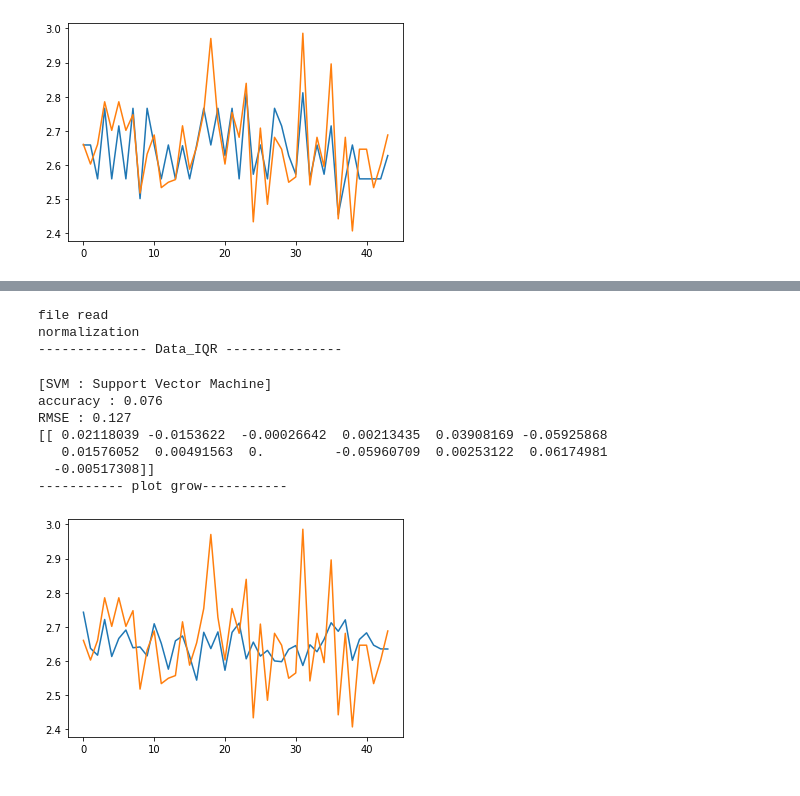
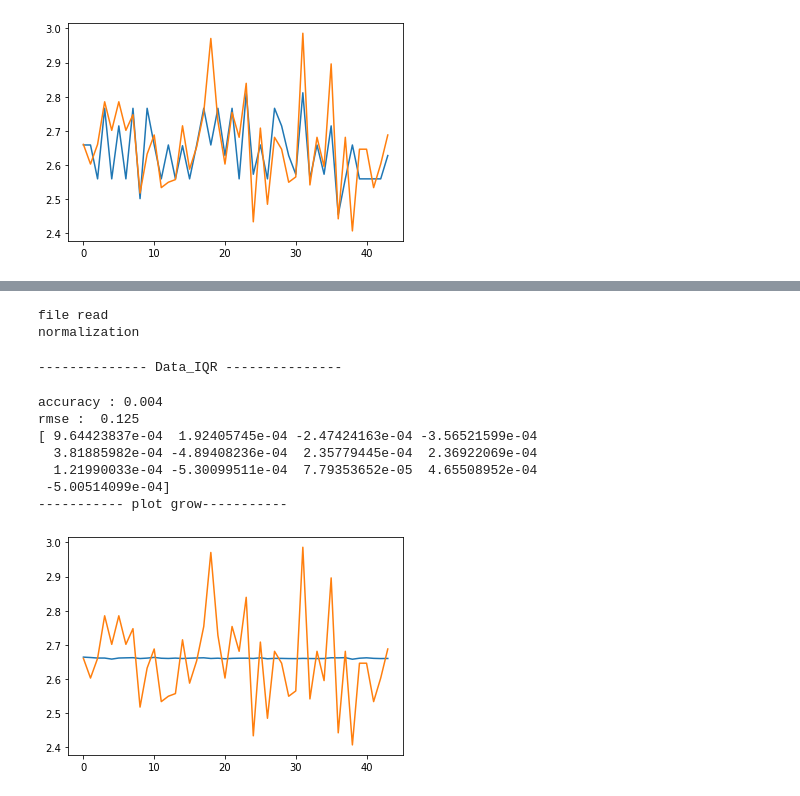
Before and after one commit to good-thinking/easy-coding2, a Jupyter notebook: class(Linear).ipynb, the cells around one changed output, grey strips where cells are left out. Cells and saved outputs as stored; diff of their text form; code cells hidden in the pictures.

```diff
--- a/class(Linear).ipynb
+++ b/class(Linear).ipynb
@@ -367,22 +435,22 @@ RMSE : 0.127
 # %%
 x8 = numeric()
 x8.read_file("/content/drive/MyDrive/파이썬/data_revised.csv")
 x8.normalization(2)
 x8.data_IQR(2)
 x8.before_making_model([x8.df.columns[3],x8.df.columns[4],x8.df.columns[5], x8.df.columns[6]],[x8.df.columns[1]],2)
 
-x8.SVR_function(x8.train_test_data)
+x8.NaiveBayes(x8.train_test_data)
 x8.Reset_index(x8.Y_value[1],2)
 x8.plot_picture(x8.Y_value[0],x8.Y_test)
 # %% [output]
 file read
 normalization
--------------- Data_IQR ---------------
-[SVM : Support Vector Machine]
-accuracy : 0.076
-RMSE : 0.127
-[[ 0.02118039 -0.0153622  -0.00026642  0.00213435  0.03908169 -0.05925868
-   0.01576052  0.00491563  0.         -0.05960709  0.00253122  0.06174981
-  -0.00517308]]
------------ plot grow-----------
+-------------- Data_IQR ---------------
+accuracy : 0.004
+rmse :  0.125
+[ 9.64423837e-04  1.92405745e-04 -2.47424163e-04 -3.56521599e-04
+  3.81885982e-04 -4.89408236e-04  2.35779445e-04  2.36922069e-04
+  1.21990033e-04 -5.30099511e-04  7.79353652e-05  4.65508952e-04
+ -5.00514099e-04]
+----------- plot grow-----------
-[figure, old version]
+[figure, new version]
```
Also changed, not shown: parts of 13 cells of this notebook.
